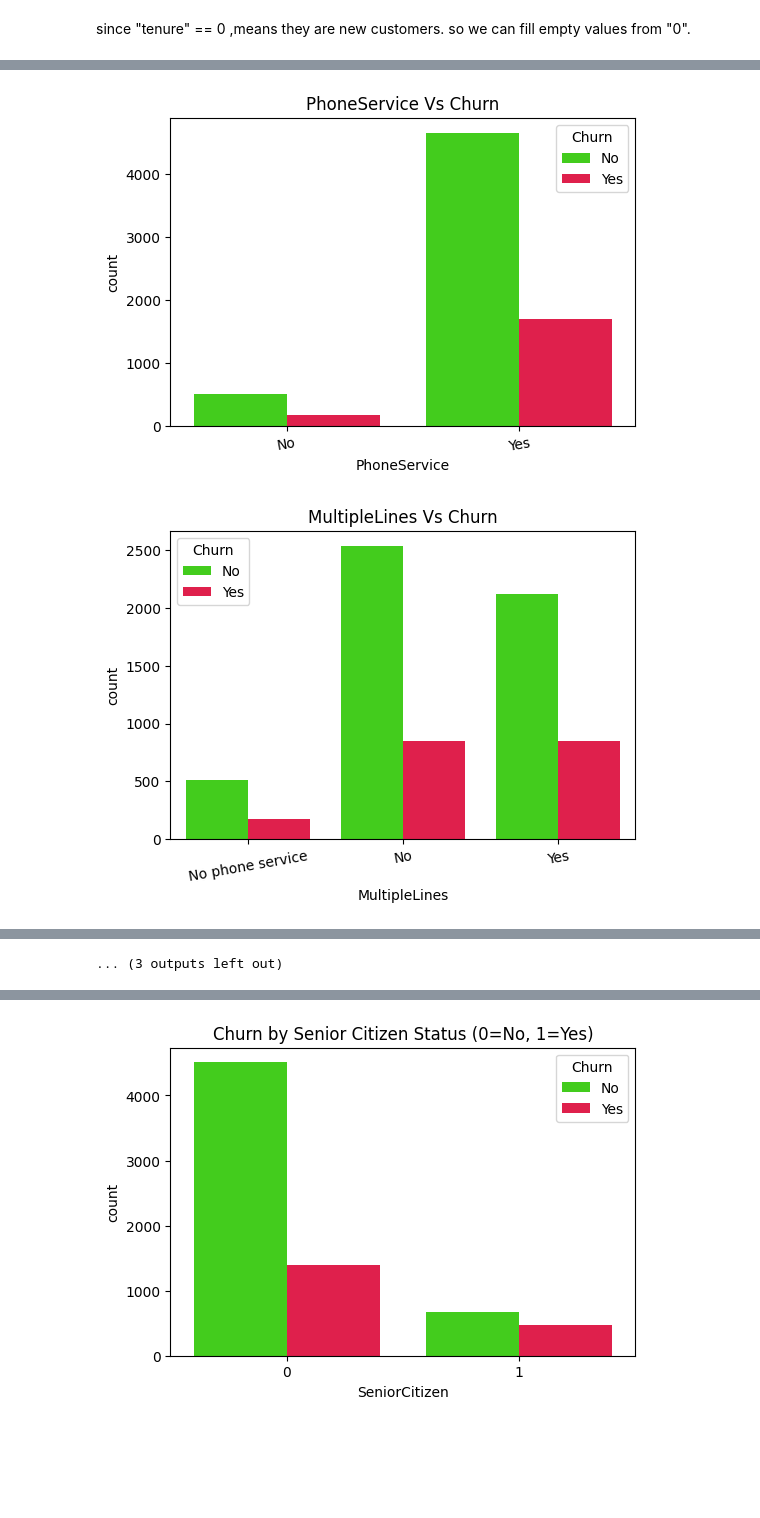
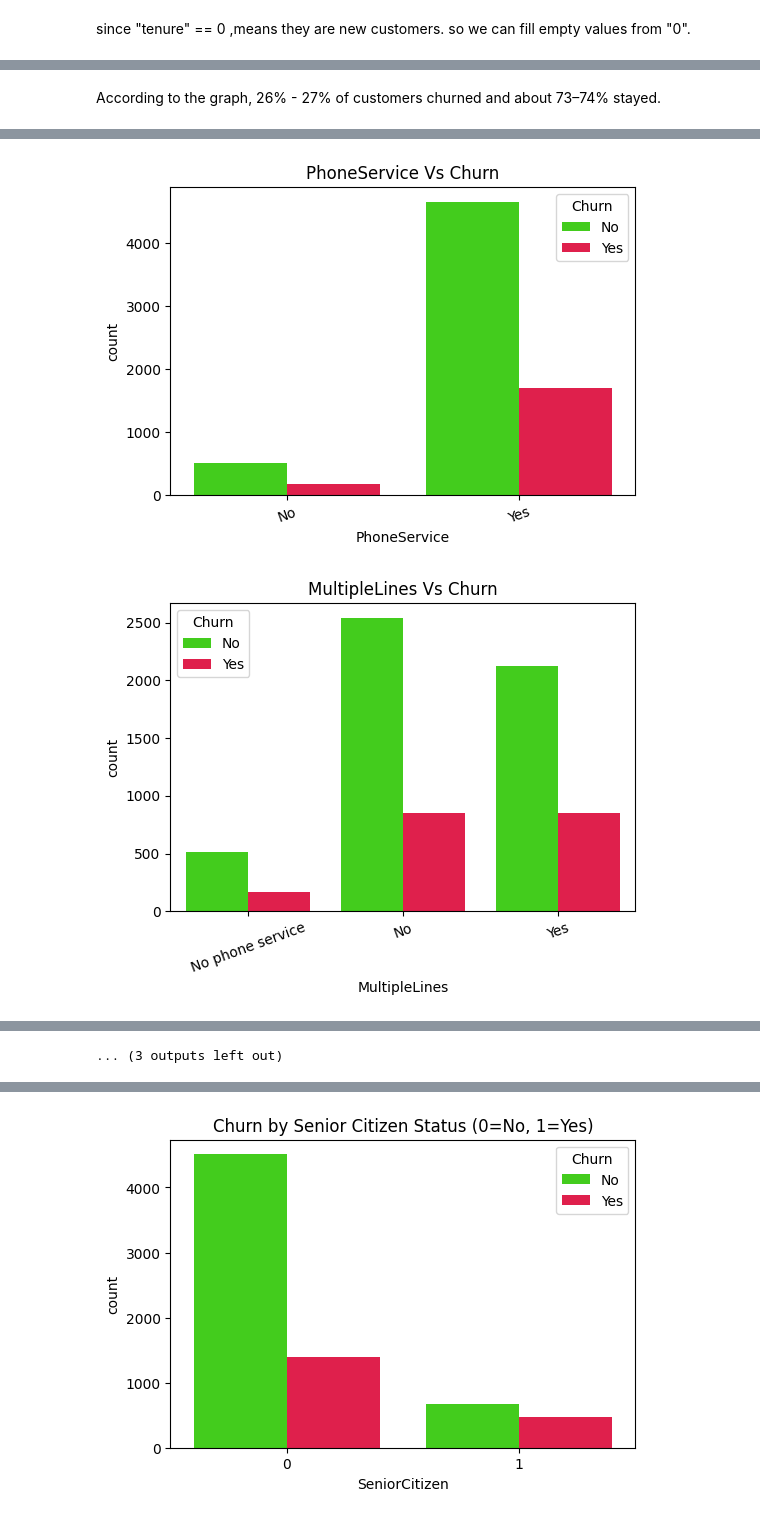
Before and after one commit to NisithaNimsara/Customer_Churn_Prediction-, a Jupyter notebook: EDA.ipynb, the cells around one changed output, grey strips where cells are left out. Cells and saved outputs as stored; diff of their text form; code cells hidden in the pictures; blank space fills up the shorter version.

Commit message:
add new graphs to idenfity specific pattens and also added representations for some graphs

```diff
--- a/EDA.ipynb
+++ b/EDA.ipynb
@@ -119,8 +119,6 @@ df[df["TotalCharges"].isnull()]
 # %% [markdown]
 since "tenure" == 0 ,means they are new customers. so we can fill empty values from "0".
 # %%
-df["TotalCharges"] = pd.to_numeric(df["TotalCharges"], errors="coerce")
-
-df["TotalCharges"].fillna(0)
+df["TotalCharges"].fillna(0, inplace=True)
 df.isna().sum()
 # %% [output]
@@ -165,3 +175,5 @@ Name: count, dtype: int64
+# %% [markdown]
+According to the graph, 26% - 27% of customers churned and about 73–74% stayed.
 # %%
 for col in categorical_cols:
     if col == "Churn":
@@ -169,7 +181,7 @@ for col in categorical_cols:
 
     plt.figure(figsize=(6, 4))
     sns.countplot(data=df, x=col, hue="Churn", palette="prism")
-    plt.xticks(rotation=10)
+    plt.xticks(rotation=20)
     plt.title(f"{col} Vs Churn")
     plt.show()
 # %% [output]
@@ -179,2 +191,2 @@ for col in categorical_cols:
-[figure, old version]
+[figure, new version]
-[figure, old version]
+[figure, new version]
```
Also changed, not shown: parts of 20 cells of this notebook.
